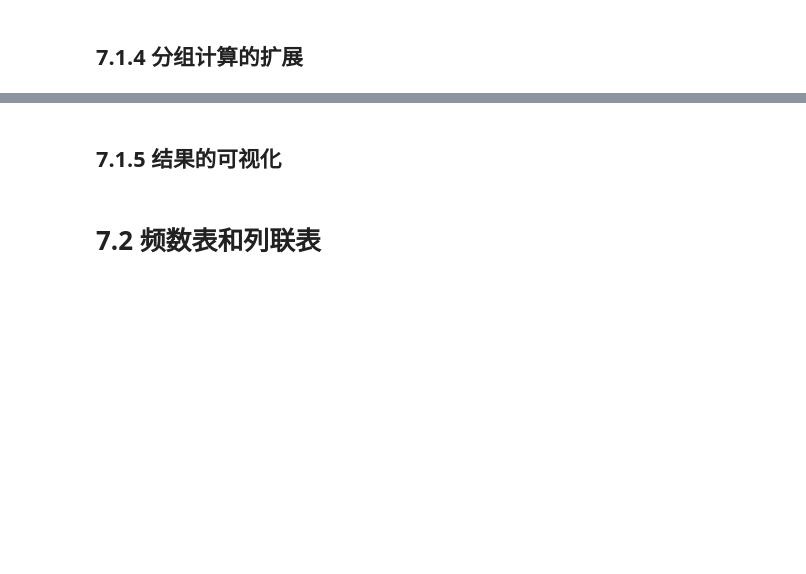
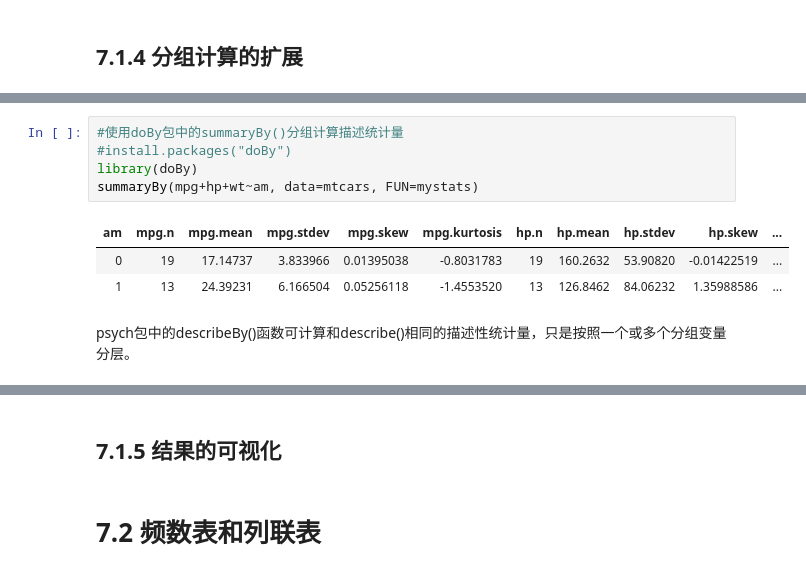
Before and after one commit to xiaowei3223/R-learning, a Jupyter notebook: 7 基本统计分析.ipynb, the cells around one changed output, grey strips where cells are left out. Cells and saved outputs as stored; diff of their text form; blank space fills up the shorter version.

```diff
--- a/7 基本统计分析.ipynb
+++ b/7 基本统计分析.ipynb
@@ -195,0 +245,11 @@ https://github.com/IRkernel/repr/wiki/Problems-with-unicode-on-windows
+# %%
+#使用doBy包中的summaryBy()分组计算描述统计量
+#install.packages("doBy")
+library(doBy)
+summaryBy(mpg+hp+wt~am, data=mtcars, FUN=mystats)
+# %% [output]
+| am | mpg.n | mpg.mean | mpg.stdev | mpg.skew | mpg.kurtosis | hp.n | hp.mean | hp.stdev | hp.skew | ... |
+| 0 | 19 | 17.14737 | 3.833966 | 0.01395038 | -0.8031783 | 19 | 160.2632 | 53.90820 | -0.01422519 | ... |
+| 1 | 13 | 24.39231 | 6.166504 | 0.05256118 | -1.4553520 | 13 | 126.8462 | 84.06232 | 1.35988586 | ... |
+# %% [markdown]
+psych包中的describeBy()函数可计算和describe()相同的描述性统计量，只是按照一个或多个分组变量分层。
```
Also changed, not shown: parts of 16 cells of this notebook, 2 other files.
